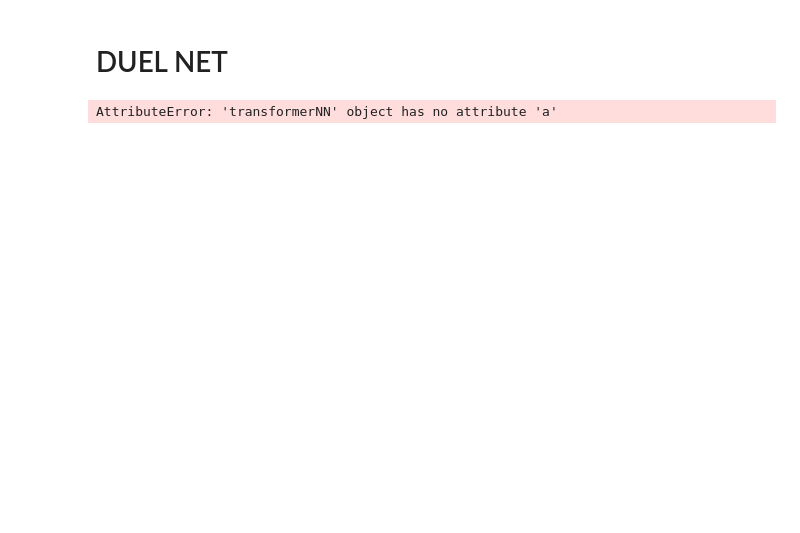
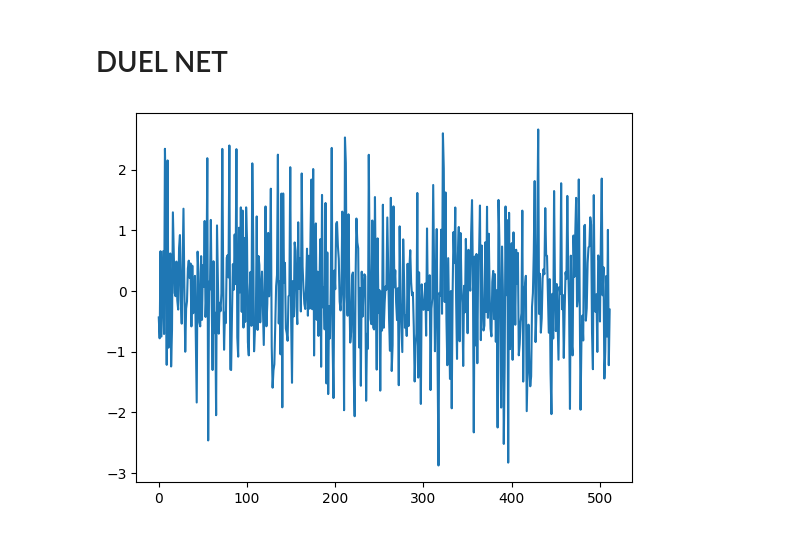
Before and after one commit to alihan-ozturk/attention-is-all-you-need, a Jupyter notebook: Untitled54 (1).ipynb, the cells around one changed output. Cells and saved outputs as stored; diff of their text form; code cells hidden in the pictures; blank space fills up the shorter version.

```diff
--- a/Untitled54 (1).ipynb
+++ b/Untitled54 (1).ipynb
@@ -263,9 +463,9 @@ plt.show()
 # %% [markdown]
 # DUEL NET
 # %%
-plt.plot(net.a.to("cpu")[:, 0, :], )
-plt.plot(net.s.to("cpu")[:, 0, :], label="state")
-plt.legend()
+plt.plot(net.mem.mean(0).to("cpu")[0, :])
+# plt.plot(net.s.to("cpu")[:, 0, :], label="state")
+# plt.legend()
 plt.show()
 # %% [output]
-AttributeError: 'transformerNN' object has no attribute 'a'
+[figure, added]
```
Also changed, not shown: parts of 18 cells of this notebook.
